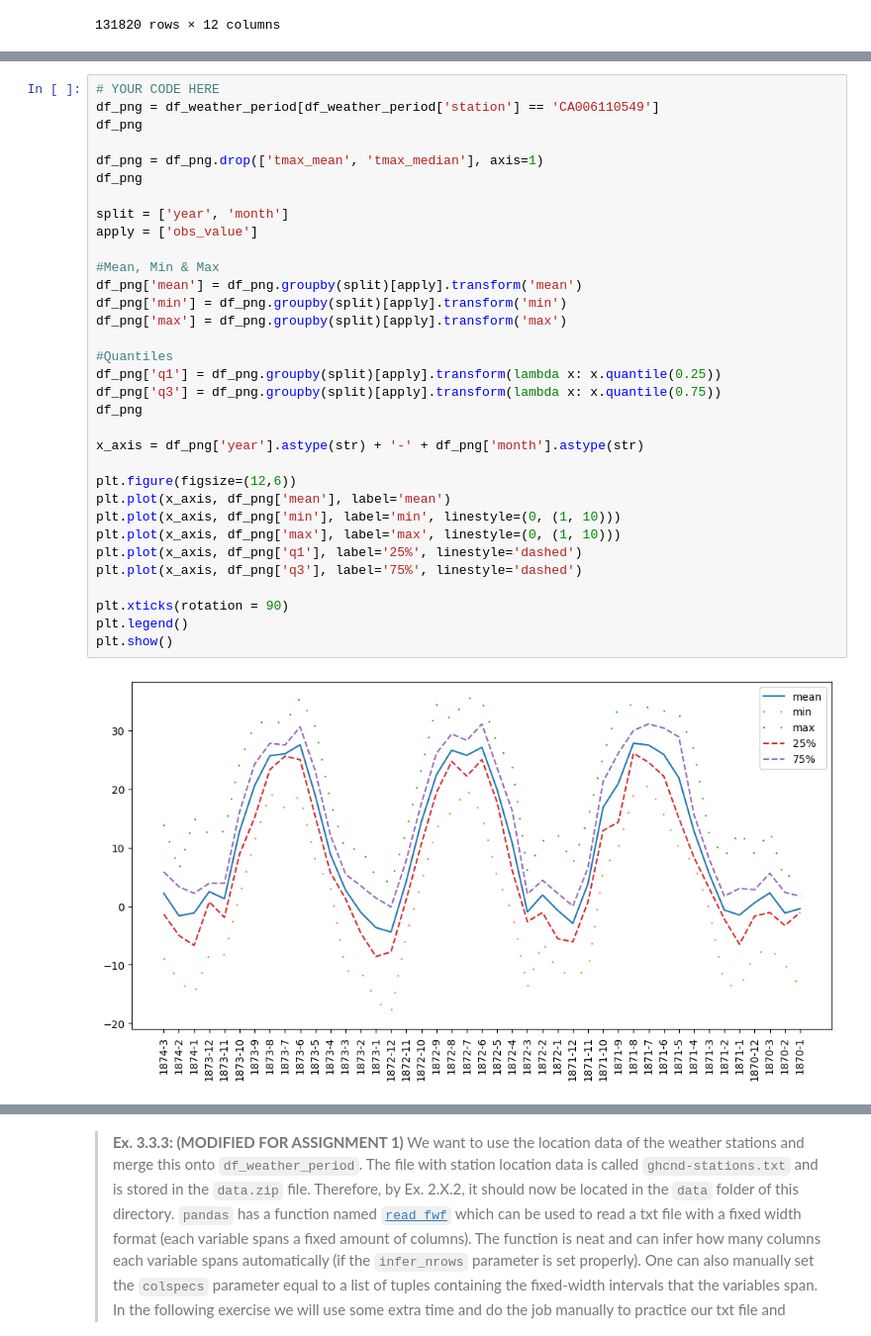
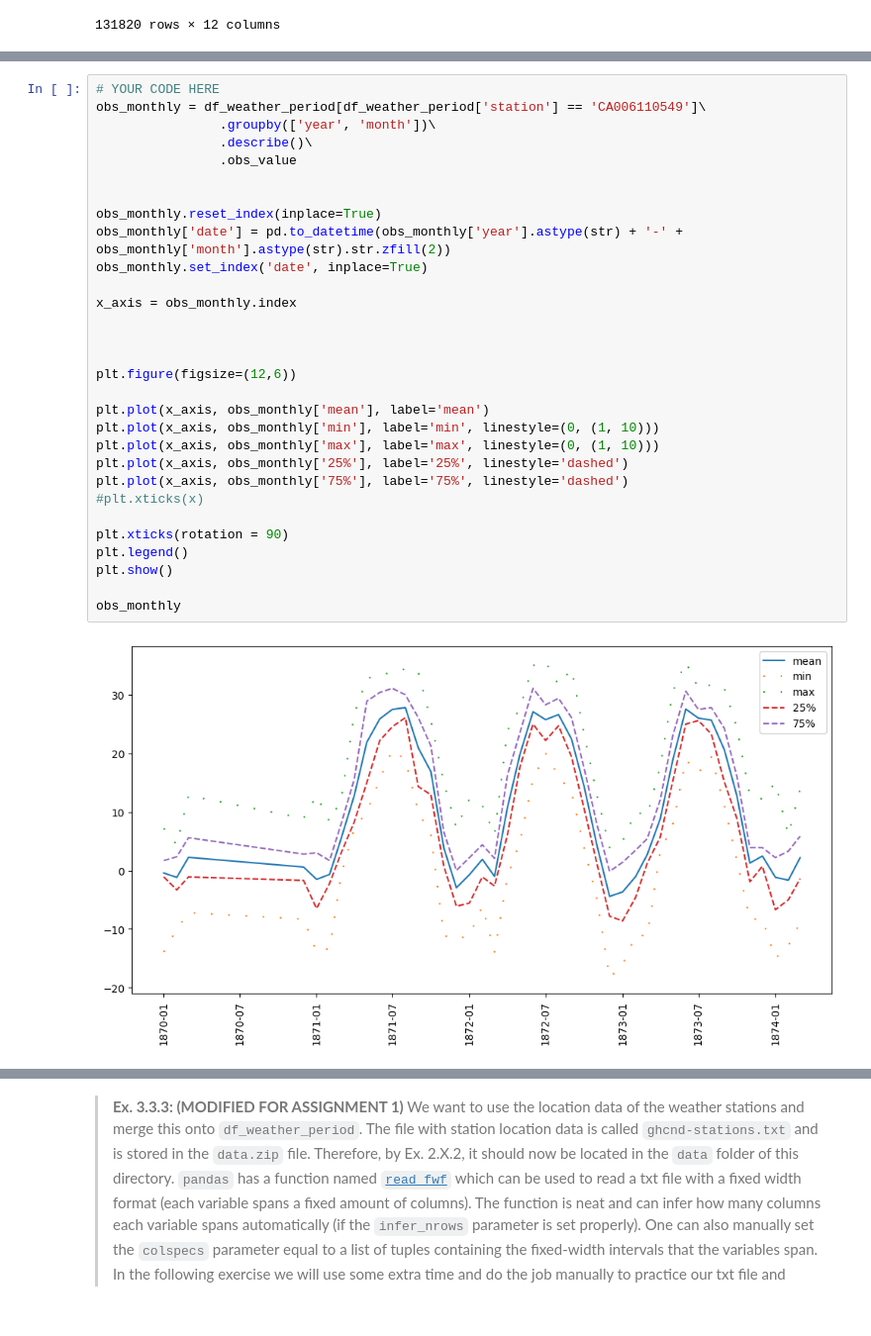
Before and after one commit to Gr-Elena/isds2023_group31, a Jupyter notebook: assignment_1_Mathias.ipynb, the cells around one changed output, grey strips where cells are left out. Shown at 99% size. Saved outputs shown, nothing was run; the diff lists cells and outputs as text.

```diff
--- a/assignment_1_Mathias.ipynb
+++ b/assignment_1_Mathias.ipynb
@@ -250,36 +250,33 @@ df_weather_period
 <img src="station_data_plot.png">
 # %%
 # YOUR CODE HERE
-df_png = df_weather_period[df_weather_period['station'] == 'CA006110549']
-df_png
+obs_monthly = df_weather_period[df_weather_period['station'] == 'CA006110549']\
+                .groupby(['year', 'month'])\
+                .describe()\
+                .obs_value
 
-df_png = df_png.drop(['tmax_mean', 'tmax_median'], axis=1)
-df_png
 
-split = ['year', 'month']
-apply = ['obs_value']
+obs_monthly.reset_index(inplace=True)
+obs_monthly['date'] = pd.to_datetime(obs_monthly['year'].astype(str) + '-' + obs_monthly['month'].astype(str).str.zfill(2))
+obs_monthly.set_index('date', inplace=True)
 
-#Mean, Min & Max
-df_png['mean'] = df_png.groupby(split)[apply].transform('mean')
-df_png['min'] = df_png.groupby(split)[apply].transform('min')
-df_png['max'] = df_png.groupby(split)[apply].transform('max')
+x_axis = obs_monthly.index
 
-#Quantiles
-df_png['q1'] = df_png.groupby(split)[apply].transform(lambda x: x.quantile(0.25))
-df_png['q3'] = df_png.groupby(split)[apply].transform(lambda x: x.quantile(0.75))
-df_png
 
-x_axis = df_png['year'].astype(str) + '-' + df_png['month'].astype(str)
 
 plt.figure(figsize=(12,6))
-plt.plot(x_axis, df_png['mean'], label='mean')
-plt.plot(x_axis, df_png['min'], label='min', linestyle=(0, (1, 10)))
-plt.plot(x_axis, df_png['max'], label='max', linestyle=(0, (1, 10)))
-plt.plot(x_axis, df_png['q1'], label='25%', linestyle='dashed')
-plt.plot(x_axis, df_png['q3'], label='75%', linestyle='dashed')
+
+plt.plot(x_axis, obs_monthly['mean'], label='mean')
+plt.plot(x_axis, obs_monthly['min'], label='min', linestyle=(0, (1, 10)))
+plt.plot(x_axis, obs_monthly['max'], label='max', linestyle=(0, (1, 10)))
+plt.plot(x_axis, obs_monthly['25%'], label='25%', linestyle='dashed')
+plt.plot(x_axis, obs_monthly['75%'], label='75%', linestyle='dashed')
+#plt.xticks(x)
 
 plt.xticks(rotation = 90)
 plt.legend()
 plt.show()
+
+obs_monthly
 # %% [output]
-[figure, old version]
+[figure, new version]
```
Also changed, not shown: parts of 1 cell of this notebook.
